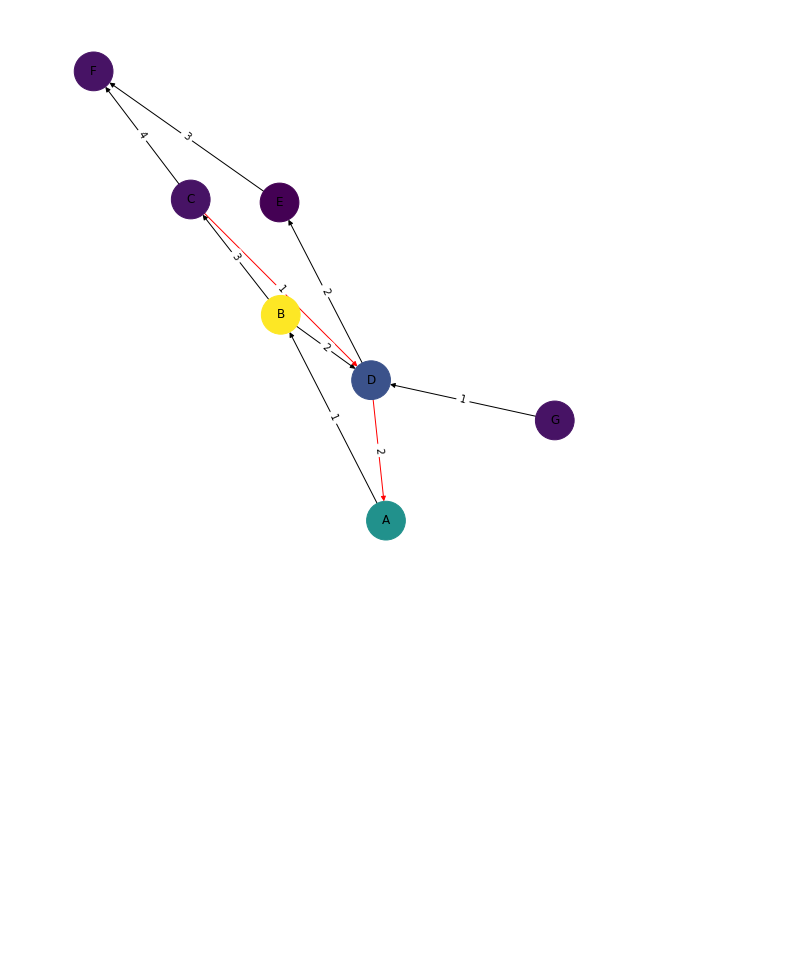
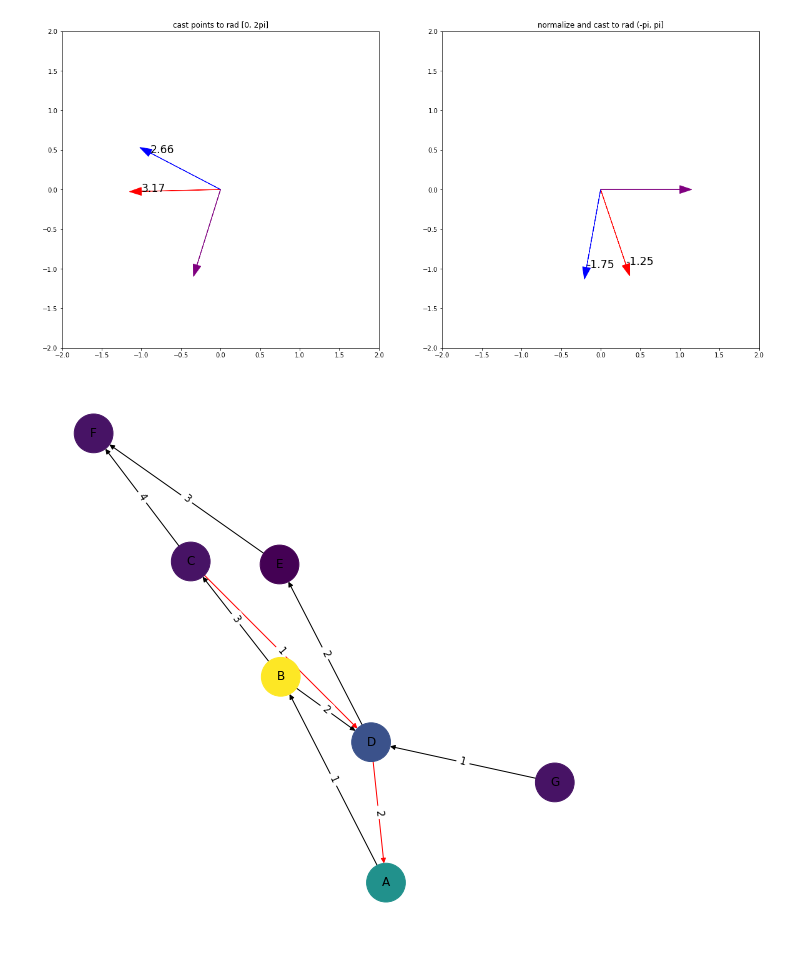
Before and after one commit to fireofearth/document, a Jupyter notebook: python/doc.composite.ipynb, the cells around one changed output. Drawn from its saved outputs; the diff is of its cells as text; code cells hidden in the pictures; blank space fills up the shorter version.

```diff
--- a/python/doc.composite.ipynb
+++ b/python/doc.composite.ipynb
@@ -28,3 +49,59 @@ pp = pprint.PrettyPrinter(indent=4)
+# %%
+#
+# Note: math.atan2() and np.arctan2() give results in [-pi, pi]
+
+def warp_radians_neg_pi_to_pi(phases):
+    """Warps radians to (-pi, pi]"""
+    return (phases + np.pi) % (2 * np.pi) - np.pi
+
+def warp_radians_0_to_2pi(phases):
+    return phases % (2*np.pi)
+
+rng = np.random.default_rng()
+psi_1, psi_2, psi_3 = rng.uniform(low=-4*np.pi, high=4*np.pi, size=3)
+
+psi_3 = psi_3 % (2*np.pi)
+
+fig = plt.figure(figsize=(20, 15))
+ax = fig.add_subplot(121)
+
+x_1, y_1 = math.cos(psi_1), math.sin(psi_1)
+x_2, y_2 = math.cos(psi_2), math.sin(psi_2)
+x_3, y_3 = math.cos(psi_3), math.sin(psi_3)
+ax.arrow(0,0, x_1, y_1, color="r", head_width=0.1)
+ax.arrow(0,0, x_2, y_2, color="b", head_width=0.1)
+ax.arrow(0,0, x_3, y_3, color="purple", head_width=0.1)
+ax.set_title("cast points to rad [0, 2pi]")
+
+theta_1 = warp_radians_0_to_2pi(math.atan2(y_1, x_1))
+theta_2 = warp_radians_0_to_2pi(math.atan2(y_2, x_2))
+
+ax.text(x_1, y_1, np.round(theta_1, 2), size="xx-large")
+ax.text(x_2, y_2, np.round(theta_2, 2), size="xx-large")
+
+ax = fig.add_subplot(122)
+
+ptheta_1 = theta_1 - psi_3
+ptheta_2 = theta_2 - psi_3
+ptheta_1 = warp_radians_neg_pi_to_pi(ptheta_1)
+ptheta_2 = warp_radians_neg_pi_to_pi(ptheta_2)
+
+x_1, y_1 = math.cos(ptheta_1), math.sin(ptheta_1)
+x_2, y_2 = math.cos(ptheta_2), math.sin(ptheta_2)
+ax.arrow(0,0, x_1, y_1, color="r", head_width=0.1)
+ax.arrow(0,0, x_2, y_2, color="b", head_width=0.1)
+ax.arrow(0,0, 1, 0, color="purple", head_width=0.1)
+ax.set_title("normalize and cast to rad (-pi, pi]")
+
+ax.text(x_1, y_1, np.round(ptheta_1, 2), size="xx-large")
+ax.text(x_2, y_2, np.round(ptheta_2, 2), size="xx-large")
+
+for ax in fig.axes:
+    ax.set_xlim([-2, 2])
+    ax.set_ylim([-2, 2])
+    ax.set_aspect("equal")
+# %% [output]
+[figure, added]
 # %%
 # Plot graph
 # Based on:
```
Also changed, not shown: parts of 5 cells of this notebook, 6 other files.
